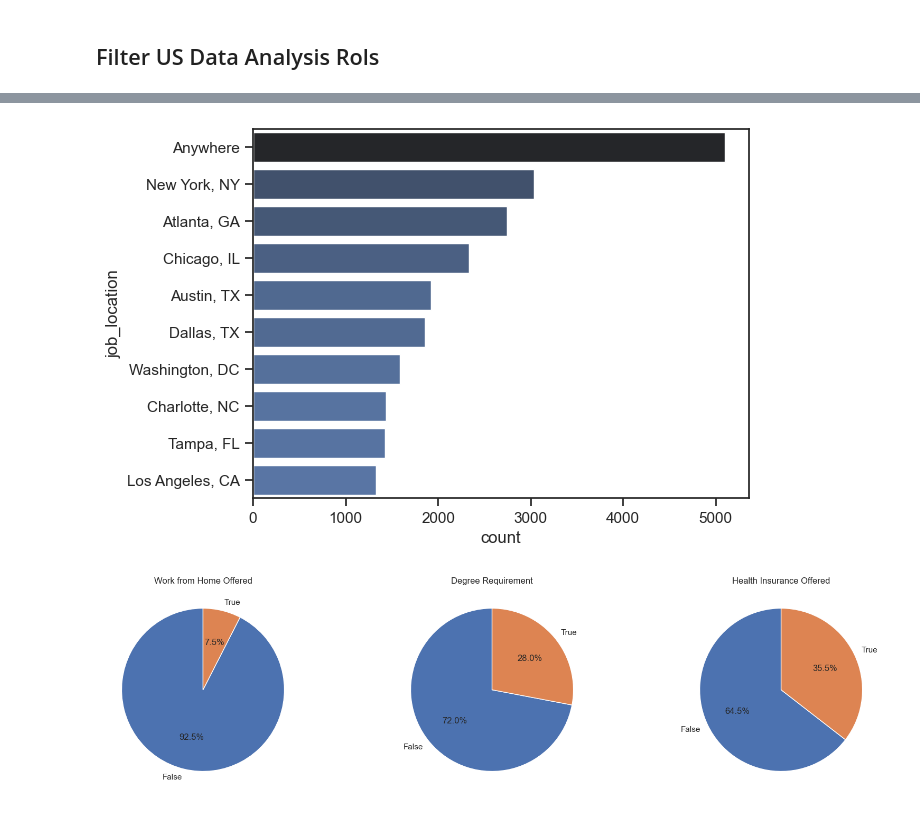
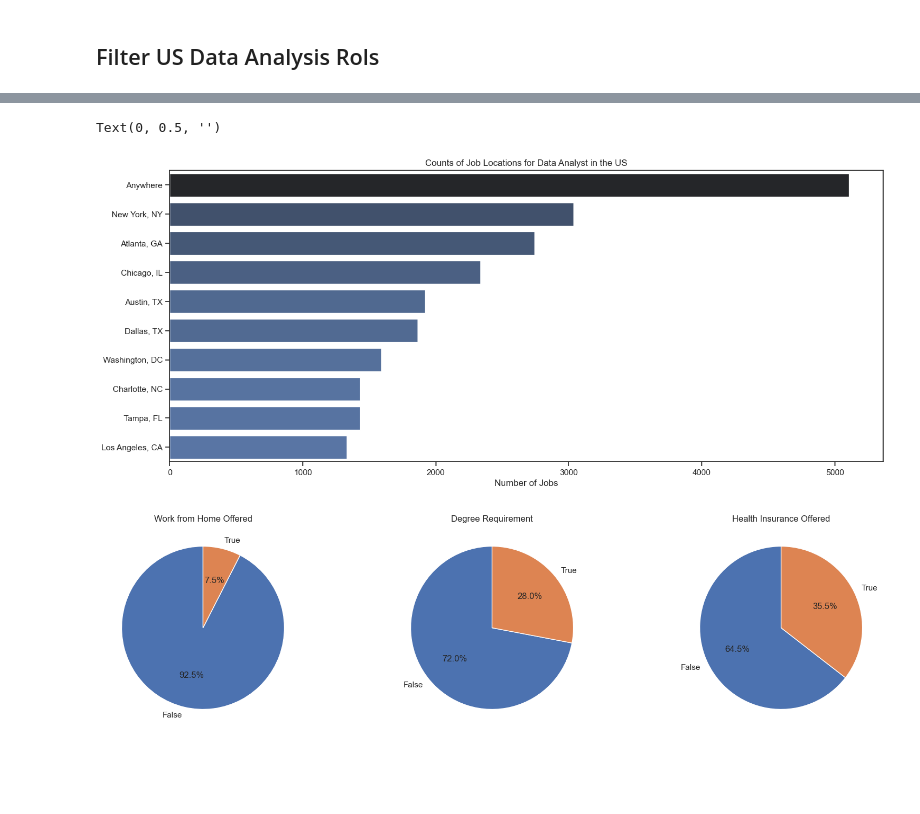
Before and after one commit to abdeldjabbar-abba/Python---Data-Analysis, a Jupyter notebook: 3_Project/1_EDA_Intro.ipynb, the cells around one changed output, grey strips where cells are left out. Saved outputs shown, nothing was run; the diff lists cells and outputs as text; code cells hidden in the pictures; blank space fills up the shorter version.

```diff
--- a/3_Project/1_EDA_Intro.ipynb
+++ b/3_Project/1_EDA_Intro.ipynb
@@ -26,10 +41,16 @@ df_plot = df_DA_US['job_location'].value_counts().head(10).to_frame()
 # %%
 sns.set_theme(style='ticks')
 
-sns.barplot(data=df_plot, x='count', y='job_location', hue='count', palette='dark:b_r', legend=False)
-plt.figure.figsize=(17, 7)
+plt.figure(figsize=(17, 7))
+
+sns.barplot(data=df_plot, x='count', y='job_location', hue='count', palette='dark:b_r', legend=False )
+
+plt.title('Counts of Job Locations for Data Analyst in the US')
+plt.xlabel('Number of Jobs')
+plt.ylabel('')
 # %% [output]
+Text(0, 0.5, '')
-[figure, old version]
+[figure, new version]
 # %%
 dict_column = {
     'job_work_from_home': 'Work from Home Offered',
```
Also changed, not shown: parts of 3 cells of this notebook.
